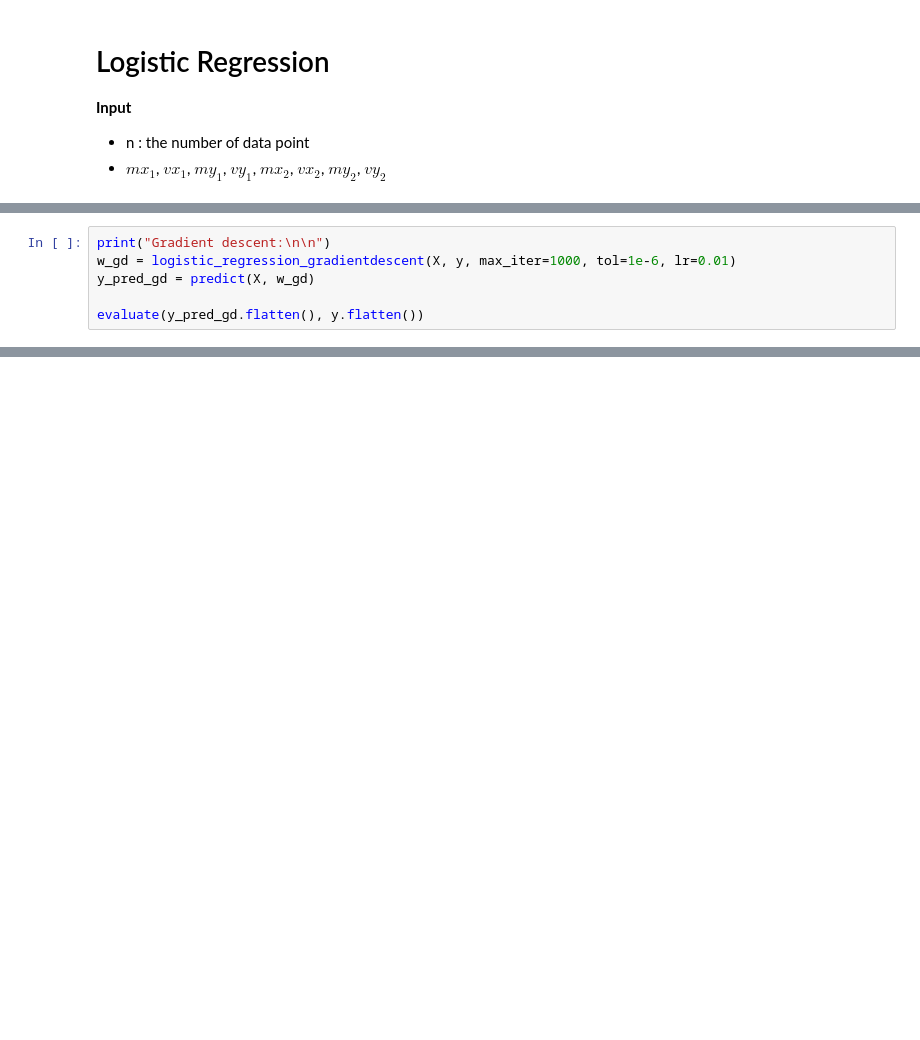
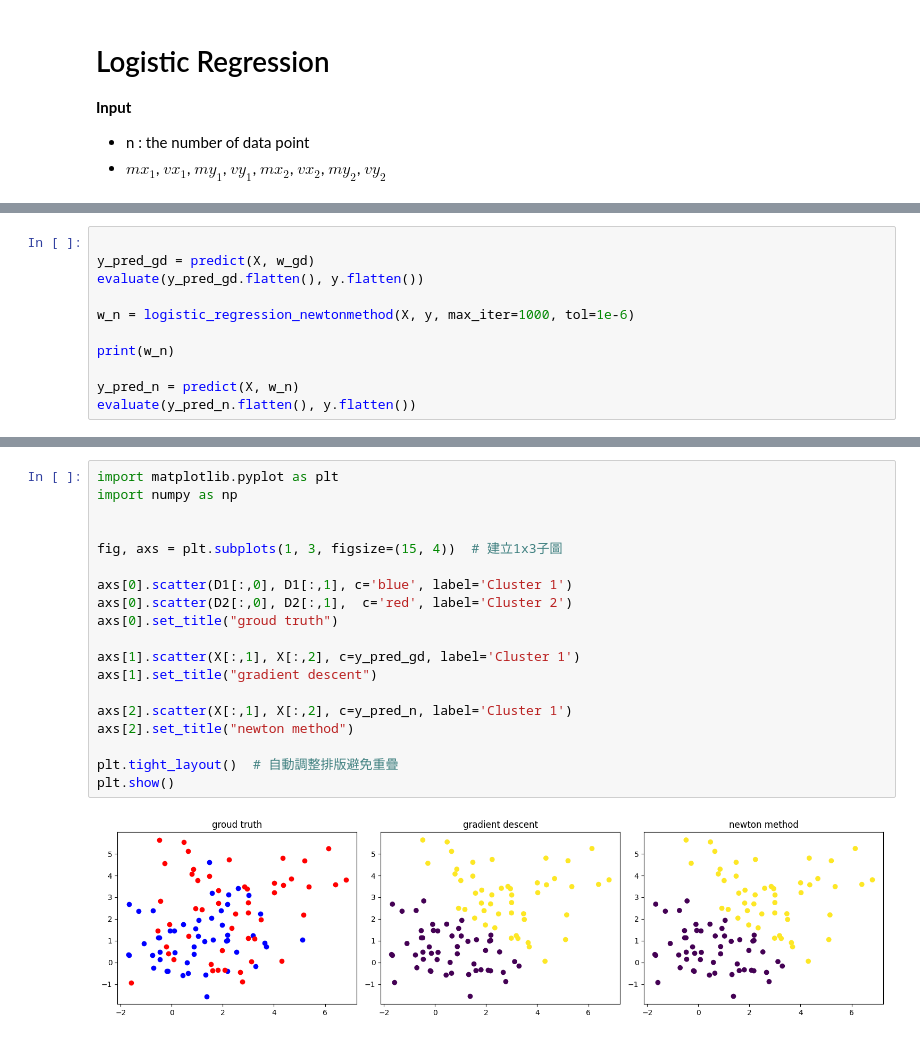
Before and after one commit to ouoxii/NYCU-Machine-Learning, a Jupyter notebook: hw4/ml hw4.ipynb, the cells around one changed output, grey strips where cells are left out. Cells and saved outputs as stored; diff of their text form; blank space fills up the shorter version.

```diff
--- a/hw4/ml hw4.ipynb
+++ b/hw4/ml hw4.ipynb
@@ -175,6 +186,0 @@ Accuracy : 100.00%
-# %%
-print("Gradient descent:\n\n")
-w_gd = logistic_regression_gradientdescent(X, y, max_iter=1000, tol=1e-6, lr=0.01)
-y_pred_gd = predict(X, w_gd)
-
-evaluate(y_pred_gd.flatten(), y.flatten())
@@ -229,0 +187,11 @@ plot_results(X, y, w_gd, w_n)
+# %%
+
+y_pred_gd = predict(X, w_gd)
+evaluate(y_pred_gd.flatten(), y.flatten())
+
+w_n = logistic_regression_newtonmethod(X, y, max_iter=1000, tol=1e-6)
+
+print(w_n)
+
+y_pred_n = predict(X, w_n)
+evaluate(y_pred_n.flatten(), y.flatten())
@@ -229,0 +216,21 @@ plot_results(X, y, w_gd, w_n)
+# %%
+import matplotlib.pyplot as plt
+import numpy as np
+
+
+fig, axs = plt.subplots(1, 3, figsize=(15, 4))  # 建立1x3子圖
+
+axs[0].scatter(D1[:,0], D1[:,1], c='blue', label='Cluster 1')
+axs[0].scatter(D2[:,0], D2[:,1],  c='red', label='Cluster 2')
+axs[0].set_title("groud truth")
+
+axs[1].scatter(X[:,1], X[:,2], c=y_pred_gd, label='Cluster 1')
+axs[1].set_title("gradient descent")
+
+axs[2].scatter(X[:,1], X[:,2], c=y_pred_n, label='Cluster 1')
+axs[2].set_title("newton method")
+
+plt.tight_layout()  # 自動調整排版避免重疊
+plt.show()
+# %% [output]
+[figure, added]
```
Also changed, not shown: parts of 6 cells of this notebook, 2 other files.
